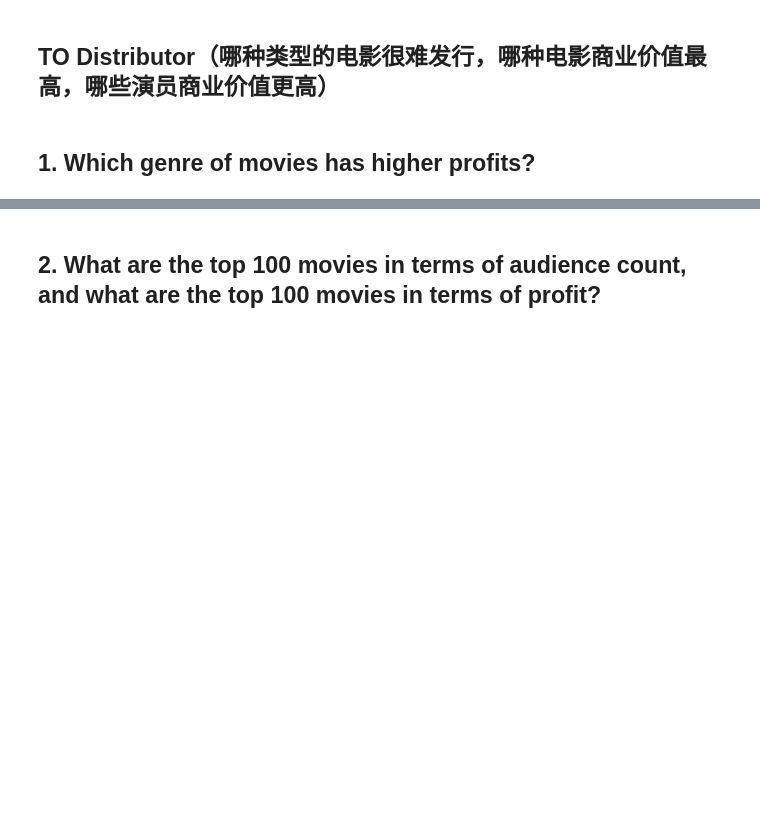
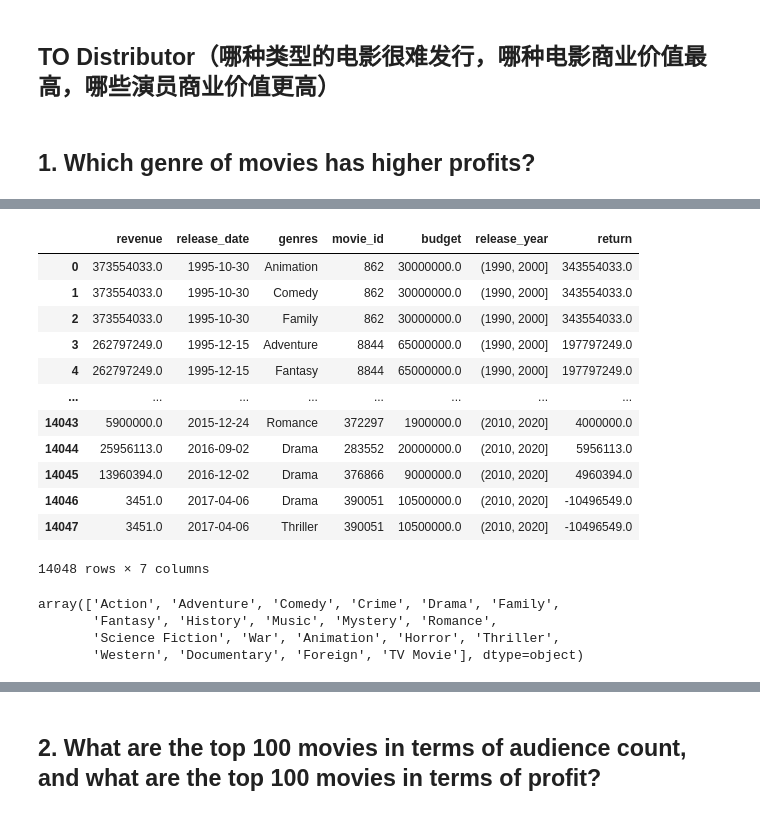
Before and after one commit to jingyun0312/DataSource_Movie, a Jupyter notebook: movie.ipynb, the cells around one changed output, grey strips where cells are left out. Drawn from its saved outputs; the diff is of its cells as text; code cells hidden in the pictures; blank space fills up the shorter version.

```diff
--- a/movie.ipynb
+++ b/movie.ipynb
@@ -1879,0 +2134,7 @@ rating_genres_top500
+# %%
+#join rating with movie
+cursor = mydb.cursor()
+cursor.execute('SELECT r.revenue, r.release_date, g.name,g.movie_id, m.budget from release_r r join movie m on r.id=m.id join genres g on r.id=g.movie_id where r.revenue != 0 and m.budget != 0;')
+
+rows = cursor.fetchall()
+genres_return = pd.DataFrame(rows, columns=['revenue','release_date','genres','movie_id','budget'])
@@ -1879,0 +2164,2 @@ rating_genres_top500
+# %%
+genres_return['release_year'] = genres_return['release_date'].dt.year
@@ -1879,0 +2182,25 @@ rating_genres_top500
+# %%
+#make category for runtime
+bins = [1910,1930,1950,1970,1990,2000,2010,2020]
+group_order = bins
+genres_return['release_year'] = pd.cut(genres_return['release_year'], bins)
+genres_return['release_year'] = genres_return['release_year'].astype(str)
+genres_return['budget'] = genres_return['budget'].astype(float)
+# %%
+genres_return['return'] = genres_return['revenue'] - genres_return['budget']
+# %%
+genres_return
+# %% [output]
+|  | revenue | release_date | genres | movie_id | budget | release_year | return |
+| 0 | 373554033.0 | 1995-10-30 | Animation | 862 | 30000000.0 | (1990, 2000] | 343554033.0 |
+| 1 | 373554033.0 | 1995-10-30 | Comedy | 862 | 30000000.0 | (1990, 2000] | 343554033.0 |
+| 2 | 373554033.0 | 1995-10-30 | Family | 862 | 30000000.0 | (1990, 2000] | 343554033.0 |
+| 3 | 262797249.0 | 1995-12-15 | Adventure | 8844 | 65000000.0 | (1990, 2000] | 197797249.0 |
+| 4 | 262797249.0 | 1995-12-15 | Fantasy | 8844 | 65000000.0 | (1990, 2000] | 197797249.0 |
+| ... | ... | ... | ... | ... | ... | ... | ... |
+| 14043 | 5900000.0 | 2015-12-24 | Romance | 372297 | 1900000.0 | (2010, 2020] | 4000000.0 |
+| 14044 | 25956113.0 | 2016-09-02 | Drama | 283552 | 20000000.0 | (2010, 2020] | 5956113.0 |
+| 14045 | 13960394.0 | 2016-12-02 | Drama | 376866 | 9000000.0 | (2010, 2020] | 4960394.0 |
+| 14046 | 3451.0 | 2017-04-06 | Drama | 390051 | 10500000.0 | (2010, 2020] | -10496549.0 |
+| 14047 | 3451.0 | 2017-04-06 | Thriller | 390051 | 10500000.0 | (2010, 2020] | -10496549.0 |
+14048 rows × 7 columns
@@ -1879,0 +2209,7 @@ rating_genres_top500
+# %%
+genres_return_gb['genres'].unique()
+# %% [output]
+array(['Action', 'Adventure', 'Comedy', 'Crime', 'Drama', 'Family',
+       'Fantasy', 'History', 'Music', 'Mystery', 'Romance',
+       'Science Fiction', 'War', 'Animation', 'Horror', 'Thriller',
+       'Western', 'Documentary', 'Foreign', 'TV Movie'], dtype=object)
```
Also changed, not shown: parts of 73 cells of this notebook.
